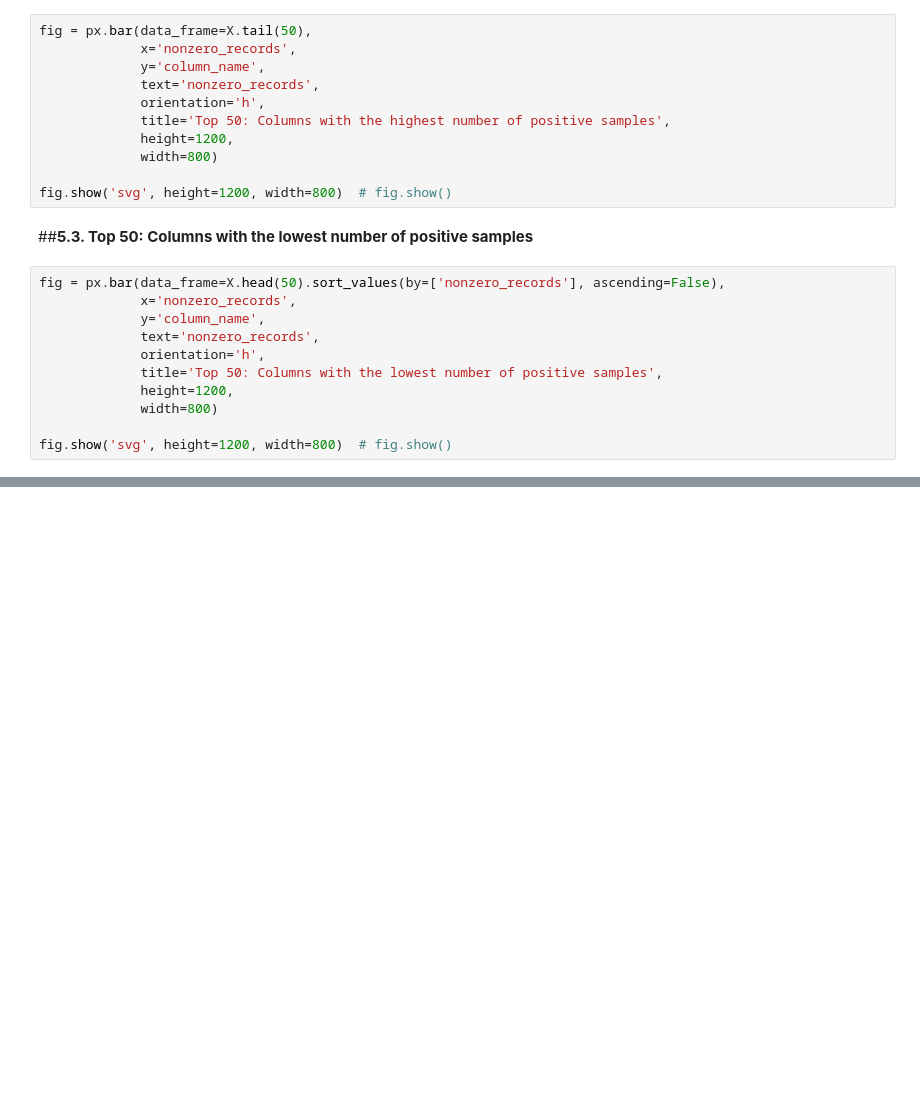
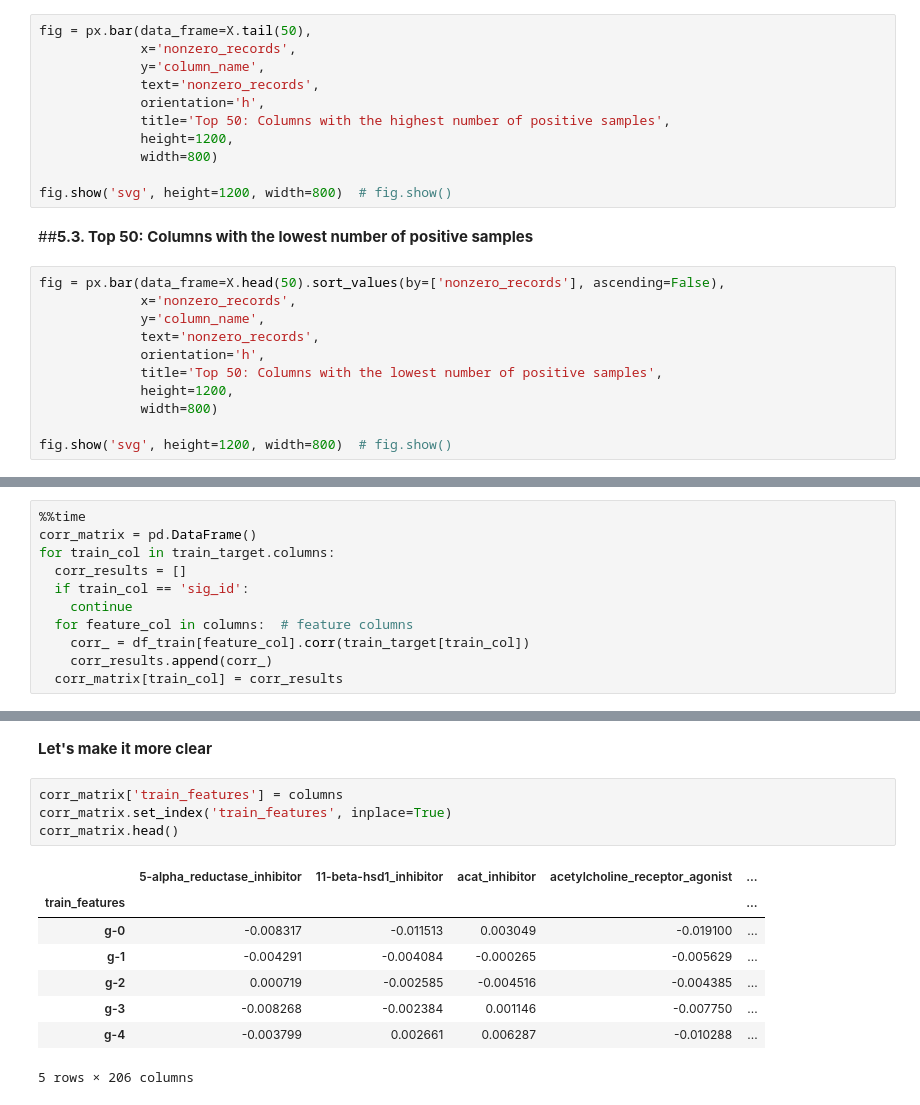
Before and after one commit to tuantla80/Mechanisms-of-Action-Prediction, a Jupyter notebook: MoA_Prediction_EDA_(Exploratory_Data_Analysis).ipynb, the cells around one changed output, grey strips where cells are left out. Saved outputs shown, nothing was run; the diff lists cells and outputs as text; blank space fills up the shorter version.

```diff
--- a/MoA_Prediction_EDA_(Exploratory_Data_Analysis).ipynb
+++ b/MoA_Prediction_EDA_(Exploratory_Data_Analysis).ipynb
@@ -424,0 +531,11 @@ fig.show('svg', height=1200, width=800)  # fig.show()
+# %%
+%%time
+corr_matrix = pd.DataFrame()
+for train_col in train_target.columns:
+  corr_results = []
+  if train_col == 'sig_id':
+    continue
+  for feature_col in columns:  # feature columns
+    corr_ = df_train[feature_col].corr(train_target[train_col])
+    corr_results.append(corr_)
+  corr_matrix[train_col] = corr_results
@@ -424,0 +561,15 @@ fig.show('svg', height=1200, width=800)  # fig.show()
+# %% [markdown]
+**Let's make it more clear**
+# %%
+corr_matrix['train_features'] = columns
+corr_matrix.set_index('train_features', inplace=True)
+corr_matrix.head()
+# %% [output]
+|  | 5-alpha_reductase_inhibitor | 11-beta-hsd1_inhibitor | acat_inhibitor | acetylcholine_receptor_agonist | ... |
+| train_features |  |  |  |  | ... |
+| g-0 | -0.008317 | -0.011513 | 0.003049 | -0.019100 | ... |
+| g-1 | -0.004291 | -0.004084 | -0.000265 | -0.005629 | ... |
+| g-2 | 0.000719 | -0.002585 | -0.004516 | -0.004385 | ... |
+| g-3 | -0.008268 | -0.002384 | 0.001146 | -0.007750 | ... |
+| g-4 | -0.003799 | 0.002661 | 0.006287 | -0.010288 | ... |
+5 rows × 206 columns
```
Also changed, not shown: parts of 35 cells of this notebook.
